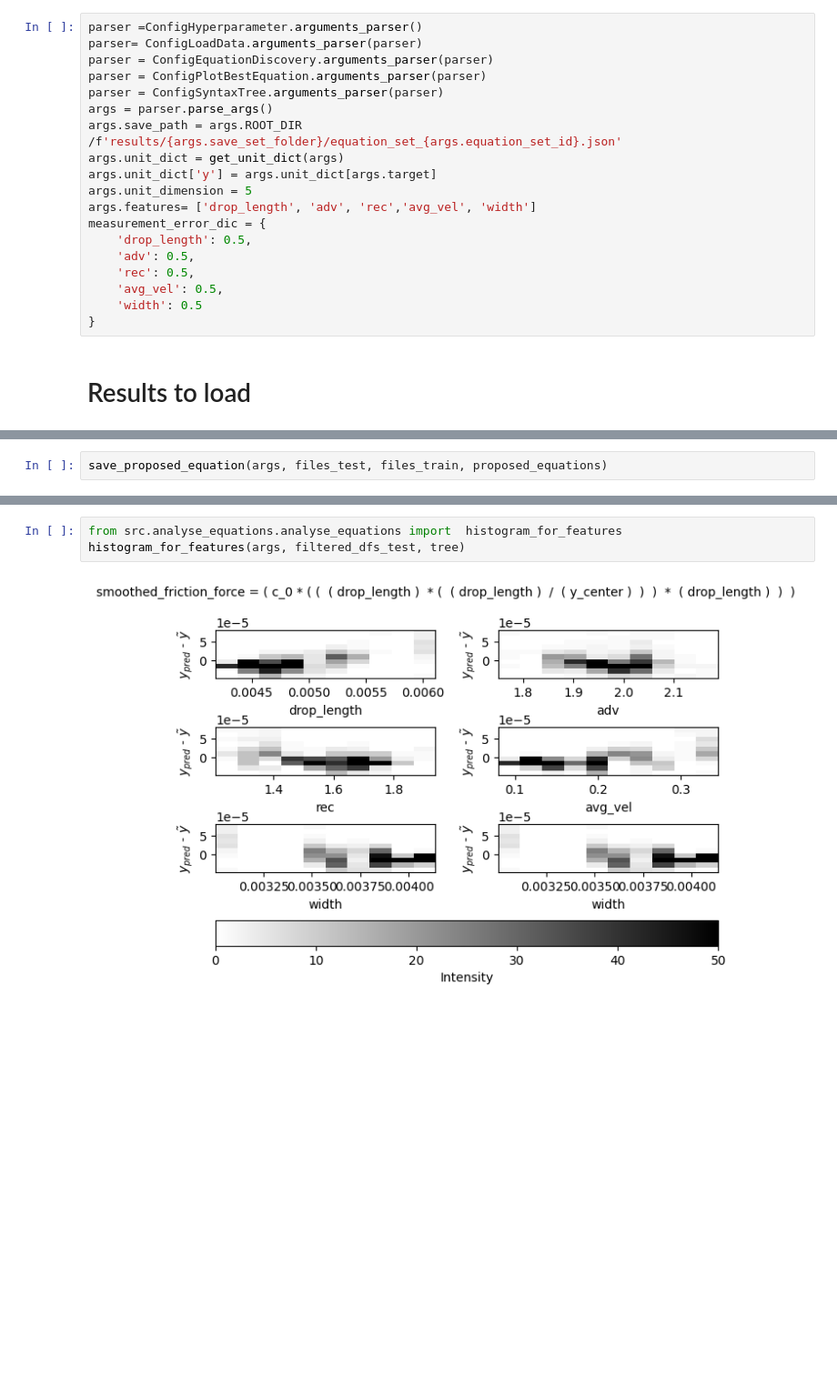
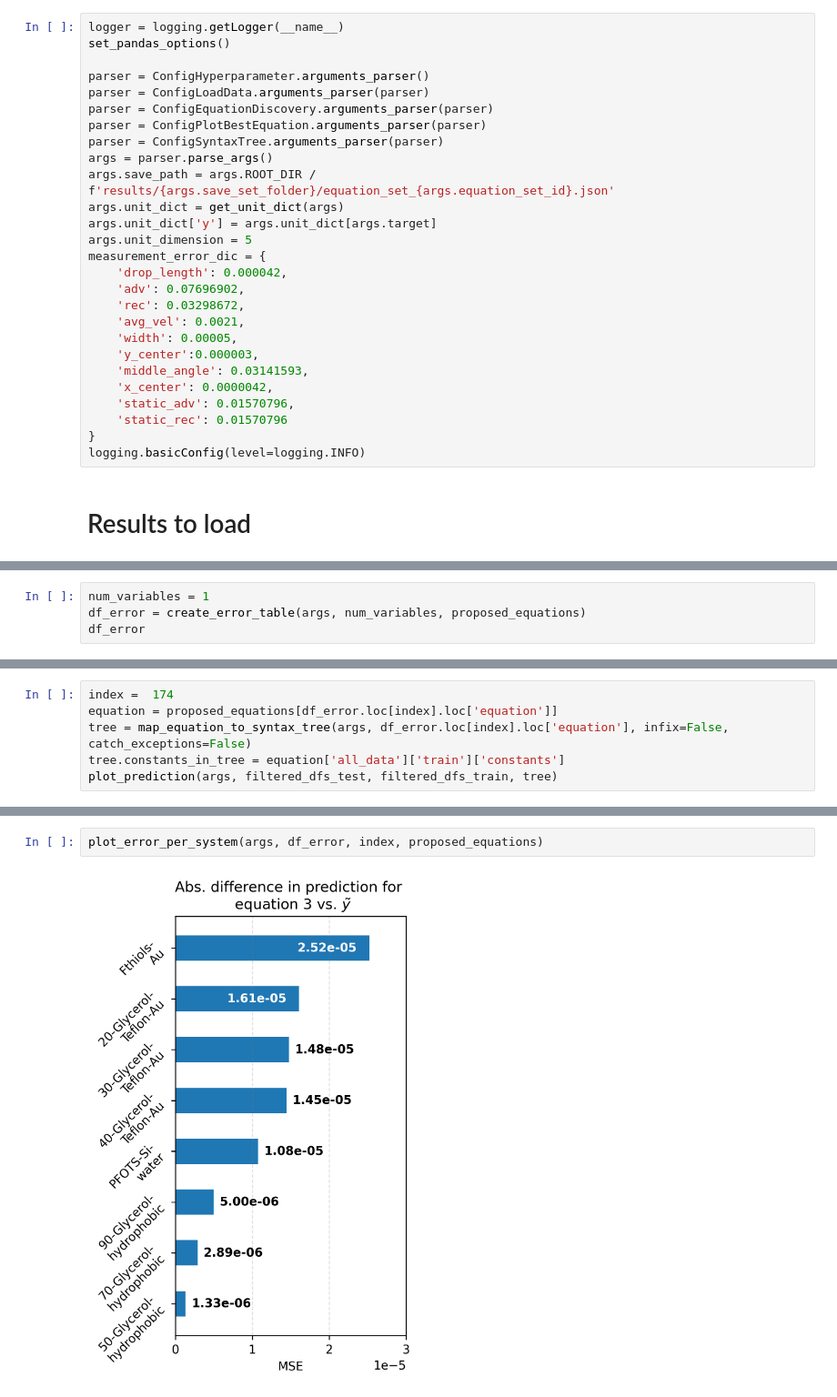
Before and after one commit to BayremAg/EquationDiscoveryDropFriction, a Jupyter notebook: src/analyse_equations/analyse_equations.ipynb, the cells around one changed output, grey strips where cells are left out. Shown at 91% size. Cells and saved outputs as stored; diff of their text form; blank space fills up the shorter version.

Commit message:
adjust analyse_equations.ipynb to analyse.py

```diff
--- a/src/analyse_equations/analyse_equations.ipynb
+++ b/src/analyse_equations/analyse_equations.ipynb
@@ -17,24 +22,32 @@ import pandas as pd
 # %% [markdown]
 # Configs
 # %%
-parser =ConfigHyperparameter.arguments_parser()
-parser= ConfigLoadData.arguments_parser(parser)
+logger = logging.getLogger(__name__)
+set_pandas_options()
+
+parser = ConfigHyperparameter.arguments_parser()
+parser = ConfigLoadData.arguments_parser(parser)
 parser = ConfigEquationDiscovery.arguments_parser(parser)
 parser = ConfigPlotBestEquation.arguments_parser(parser)
 parser = ConfigSyntaxTree.arguments_parser(parser)
 args = parser.parse_args()
-args.save_path = args.ROOT_DIR /f'results/{args.save_set_folder}/equation_set_{args.equation_set_id}.json'
+args.save_path = args.ROOT_DIR / f'results/{args.save_set_folder}/equation_set_{args.equation_set_id}.json'
 args.unit_dict = get_unit_dict(args)
 args.unit_dict['y'] = args.unit_dict[args.target]
 args.unit_dimension = 5
-args.features= ['drop_length', 'adv', 'rec','avg_vel', 'width']
 measurement_error_dic = {
-    'drop_length': 0.5,
-    'adv': 0.5,
-    'rec': 0.5,
-    'avg_vel': 0.5,
-    'width': 0.5
+    'drop_length': 0.000042,
+    'adv': 0.07696902,
+    'rec': 0.03298672,
+    'avg_vel': 0.0021,
+    'width': 0.00005,
+    'y_center':0.000003,
+    'middle_angle': 0.03141593,
+    'x_center': 0.0000042,
+    'static_adv': 0.01570796,
+    'static_rec': 0.01570796
 }
+logging.basicConfig(level=logging.INFO)
 # %% [markdown]
 # Results to load
 # %%
@@ -85,3 +96,5 @@ Traceback (most recent call last):
 # %%
-save_proposed_equation(args, files_test, files_train, proposed_equations)
+num_variables = 1
+df_error = create_error_table(args, num_variables, proposed_equations)
+df_error
 # %% [output]
@@ -137,0 +176,6 @@ plot_error_per_system(args,df, index, proposed_equations)
+# %%
+index =  174
+equation = proposed_equations[df_error.loc[index].loc['equation']]
+tree = map_equation_to_syntax_tree(args, df_error.loc[index].loc['equation'], infix=False, catch_exceptions=False)
+tree.constants_in_tree = equation['all_data']['train']['constants']
+plot_prediction(args, filtered_dfs_test, filtered_dfs_train, tree)
@@ -140,5 +187,4 @@ plot_error_per_system(args,df, index, proposed_equations)
 # %%
-from src.analyse_equations.analyse_equations import  histogram_for_features
-histogram_for_features(args, filtered_dfs_test, tree)
+plot_error_per_system(args, df_error, index, proposed_equations)
 # %% [output]
-[figure, old version]
+[figure, new version]
```
Also changed, not shown: parts of 18 cells of this notebook.
